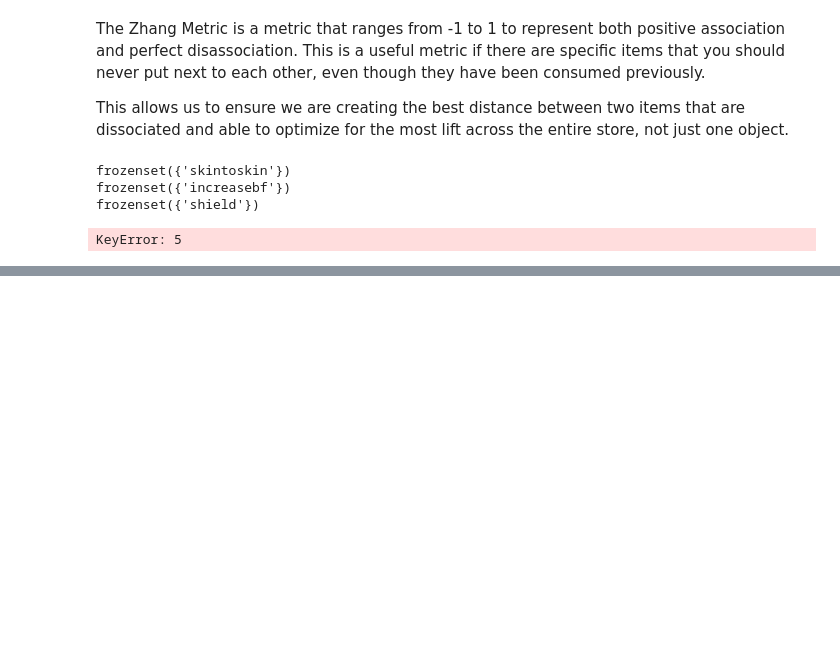
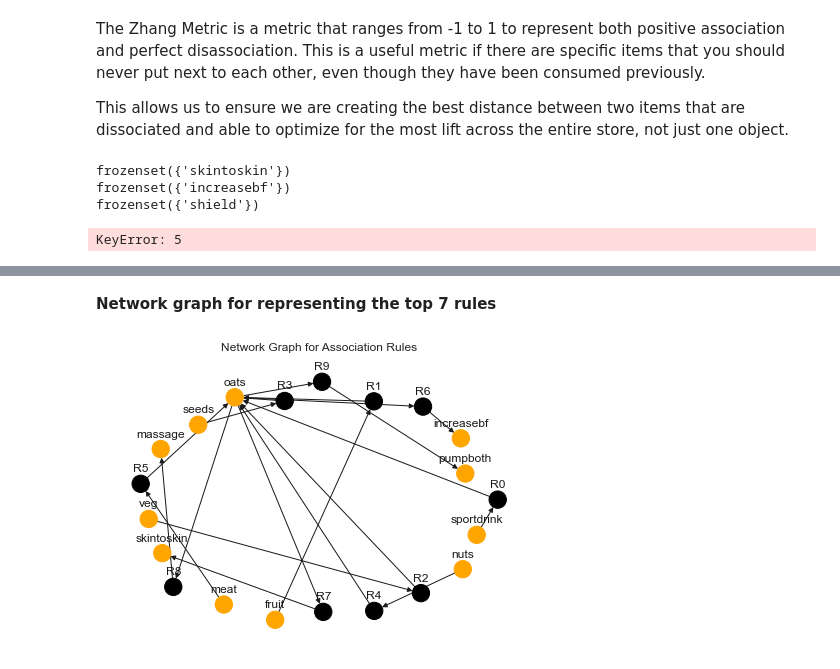
Before and after one commit to allisonhepworth/galactoguges, a Jupyter notebook: code/Market_basket_analysis_behavioural_strategies.ipynb, the cells around one changed output, grey strips where cells are left out. Cells and saved outputs as stored; diff of their text form; code cells hidden in the pictures; blank space fills up the shorter version.

```diff
--- a/code/Market_basket_analysis_behavioural_strategies.ipynb
+++ b/code/Market_basket_analysis_behavioural_strategies.ipynb
@@ -585,0 +684,3 @@ KeyError: 5
+# %%
+frequent_itemsets = apriori(food_supp_beh_df, min_support= 0.10, use_colnames=True, max_len = 6)
+rules_2 = association_rules(frequent_itemsets, metric="confidence",  min_threshold = 0.5)
@@ -585,0 +696,2 @@ KeyError: 5
+# %%
+rules_2 = rules_2[(rules_2['conviction']> 1) & (rules_2['leverage']>0 & (rules_2['confidence']> rules_2['consequent support']) )]
@@ -585,0 +742,46 @@ KeyError: 5
+# %% [markdown]
+__Network graph for representing the top 7 rules__
+# %%
+def draw_network(rules, rules_to_show):
+      # Directional Graph from NetworkX
+  network = nx.DiGraph(directed=True)
+
+  # Loop through number of rules to show
+  for i in range(rules_to_show):
+
+    # Add a Rule Node
+    network.add_nodes_from(["R"+str(i)])
+    for antecedents in rules.iloc[i]['antecedents']:
+        # Add antecedent node and link to rule
+        network.add_nodes_from([antecedents])
+        network.add_edge(antecedents, "R"+str(i),  weight = 2)
+
+    for consequents in rules.iloc[i]['consequents']:
+        # Add consequent node and link to rule
+        network.add_nodes_from([consequents])
+        network.add_edge("R"+str(i), consequents,  weight = 2)
+
+  color_map=[]
+
+  # For every node, if it's a rule, colour as Black, otherwise Orange
+  for node in network:
+       if re.compile("^[R]\d+$").fullmatch(node) != None:
+            color_map.append('black')
+       else:
+            color_map.append('orange')
+
+  # Position nodes using spring layout
+  pos = nx.spring_layout(network, k=16, scale=1)
+  # Draw the network graph
+  nx.draw(network, pos, node_color = color_map, font_size=8)
+
+  # Shift the text position upwards
+  for p in pos:
+      pos[p][1] += 0.12
+  nx.draw_networkx_labels(network, pos)
+  plt.title("Network Graph for Association Rules")
+  plt.show()
+
+draw_network(rules_2, 10)
+# %% [output]
+[figure, added]
```
Also changed, not shown: parts of 28 cells of this notebook, 3 other files.
